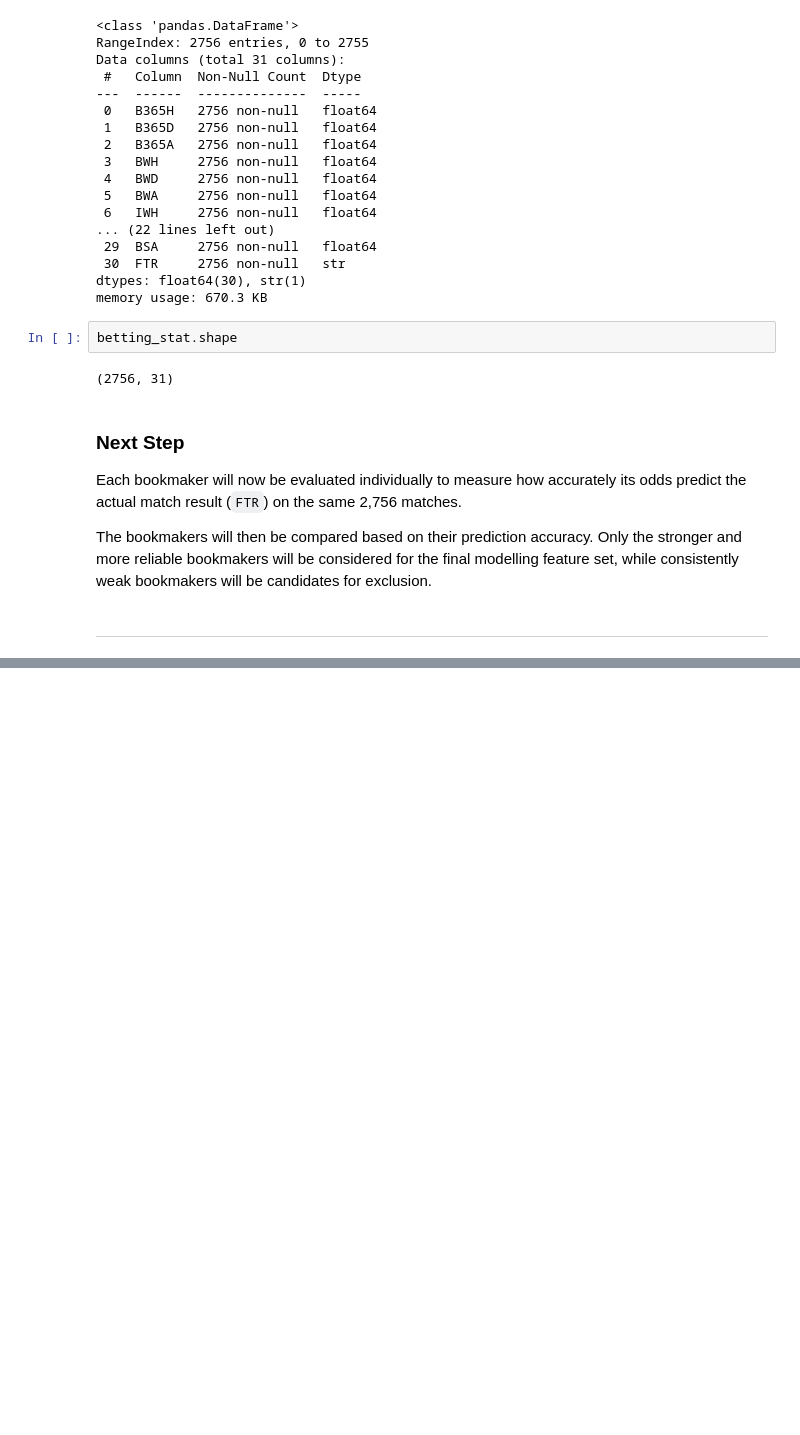
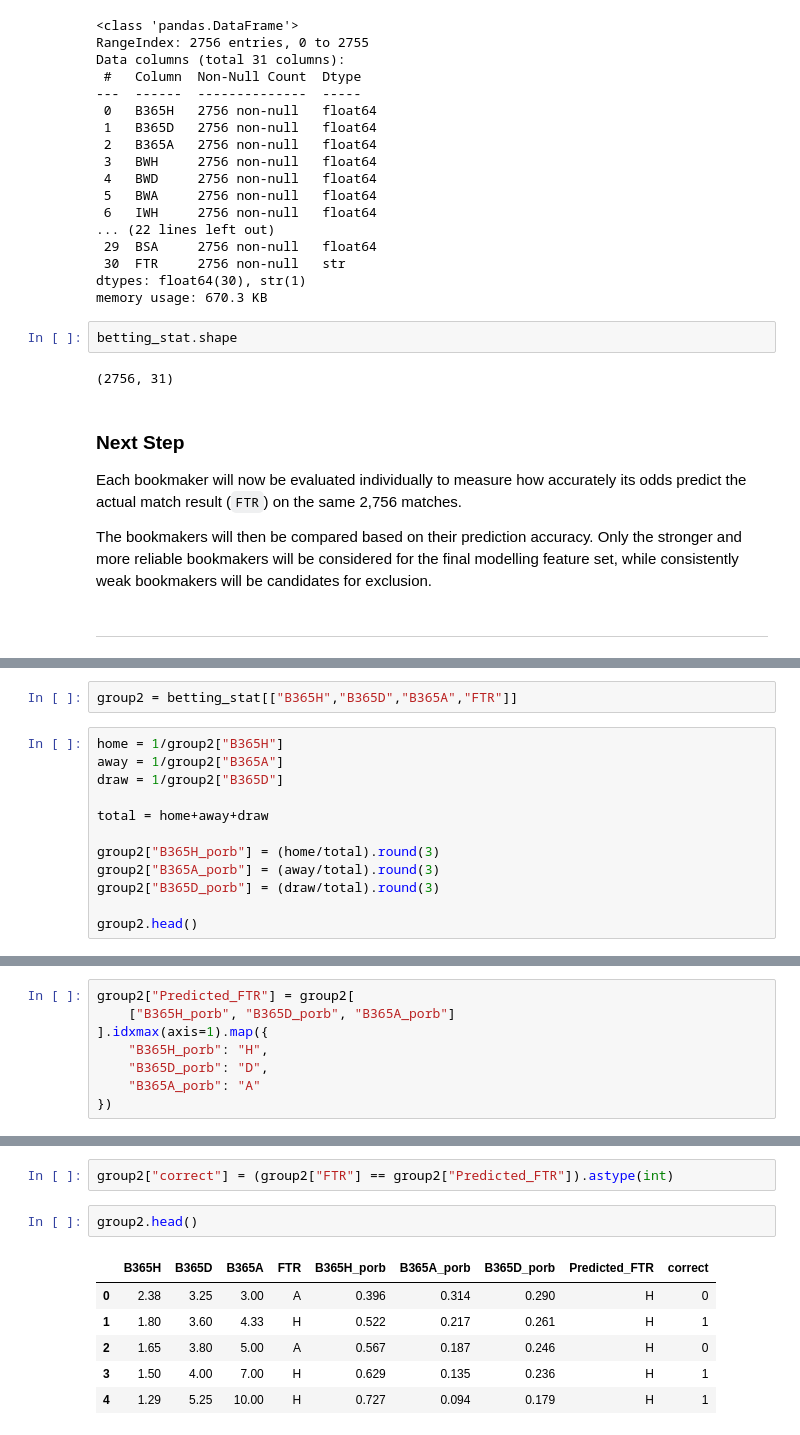
Before and after one commit to Aalli-Talpur/football-match-outcome-prediction, a Jupyter notebook: Notebook/02_Joined_Data_EDA.ipynb, the cells around one changed output, grey strips where cells are left out. Drawn from its saved outputs; the diff is of its cells as text; blank space fills up the shorter version.

```diff
--- a/Notebook/02_Joined_Data_EDA.ipynb
+++ b/Notebook/02_Joined_Data_EDA.ipynb
@@ -376,0 +379,14 @@ The bookmakers will then be compared based on their prediction accuracy. Only th
+# %%
+group2 = betting_stat[["B365H","B365D","B365A","FTR"]]
+# %%
+home = 1/group2["B365H"]
+away = 1/group2["B365A"]
+draw = 1/group2["B365D"]
+
+total = home+away+draw
+
+group2["B365H_porb"] = (home/total).round(3)
+group2["B365A_porb"] = (away/total).round(3)
+group2["B365D_porb"] = (draw/total).round(3)
+
+group2.head()
@@ -376,0 +400,8 @@ The bookmakers will then be compared based on their prediction accuracy. Only th
+# %%
+group2["Predicted_FTR"] = group2[
+    ["B365H_porb", "B365D_porb", "B365A_porb"]
+].idxmax(axis=1).map({
+    "B365H_porb": "H",
+    "B365D_porb": "D",
+    "B365A_porb": "A"
+})
@@ -376,0 +417,11 @@ The bookmakers will then be compared based on their prediction accuracy. Only th
+# %%
+group2["correct"] = (group2["FTR"] == group2["Predicted_FTR"]).astype(int)
+# %%
+group2.head()
+# %% [output]
+|  | B365H | B365D | B365A | FTR | B365H_porb | B365A_porb | B365D_porb | Predicted_FTR | correct |
+| 0 | 2.38 | 3.25 | 3.00 | A | 0.396 | 0.314 | 0.290 | H | 0 |
+| 1 | 1.80 | 3.60 | 4.33 | H | 0.522 | 0.217 | 0.261 | H | 1 |
+| 2 | 1.65 | 3.80 | 5.00 | A | 0.567 | 0.187 | 0.246 | H | 0 |
+| 3 | 1.50 | 4.00 | 7.00 | H | 0.629 | 0.135 | 0.236 | H | 1 |
+| 4 | 1.29 | 5.25 | 10.00 | H | 0.727 | 0.094 | 0.179 | H | 1 |
```
Also changed, not shown: parts of 78 cells of this notebook, 1 other file.
